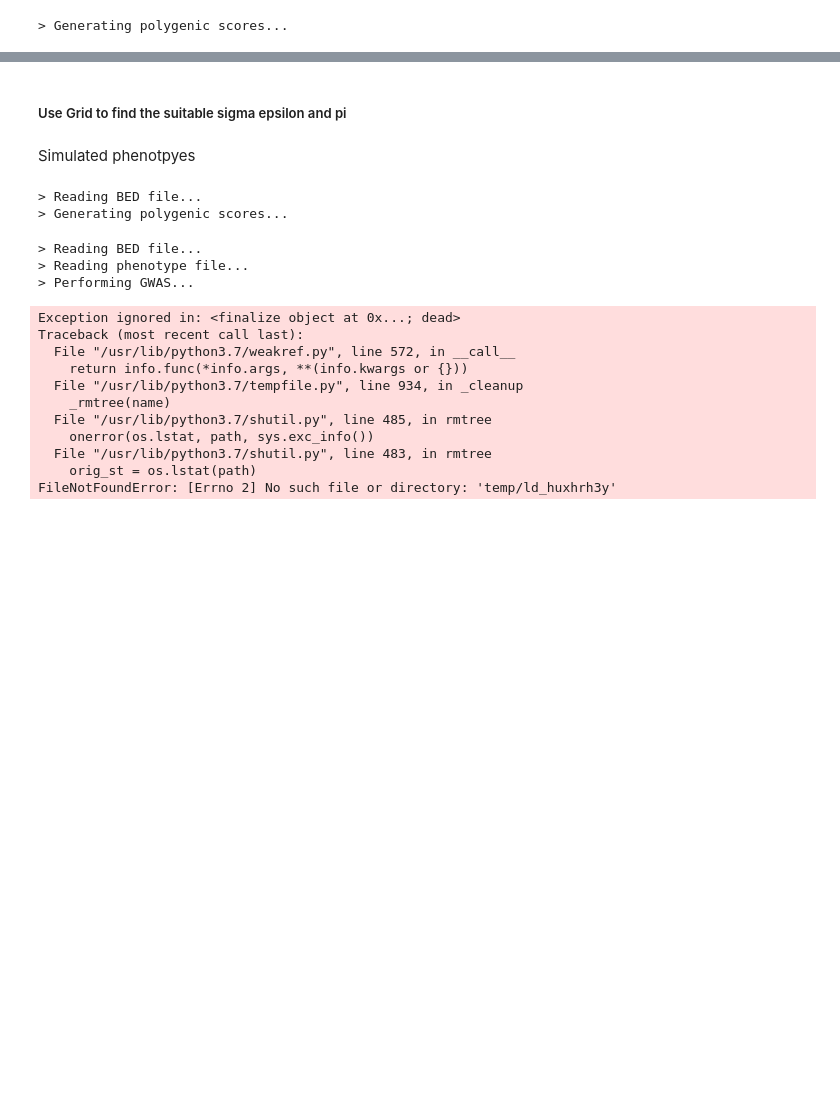
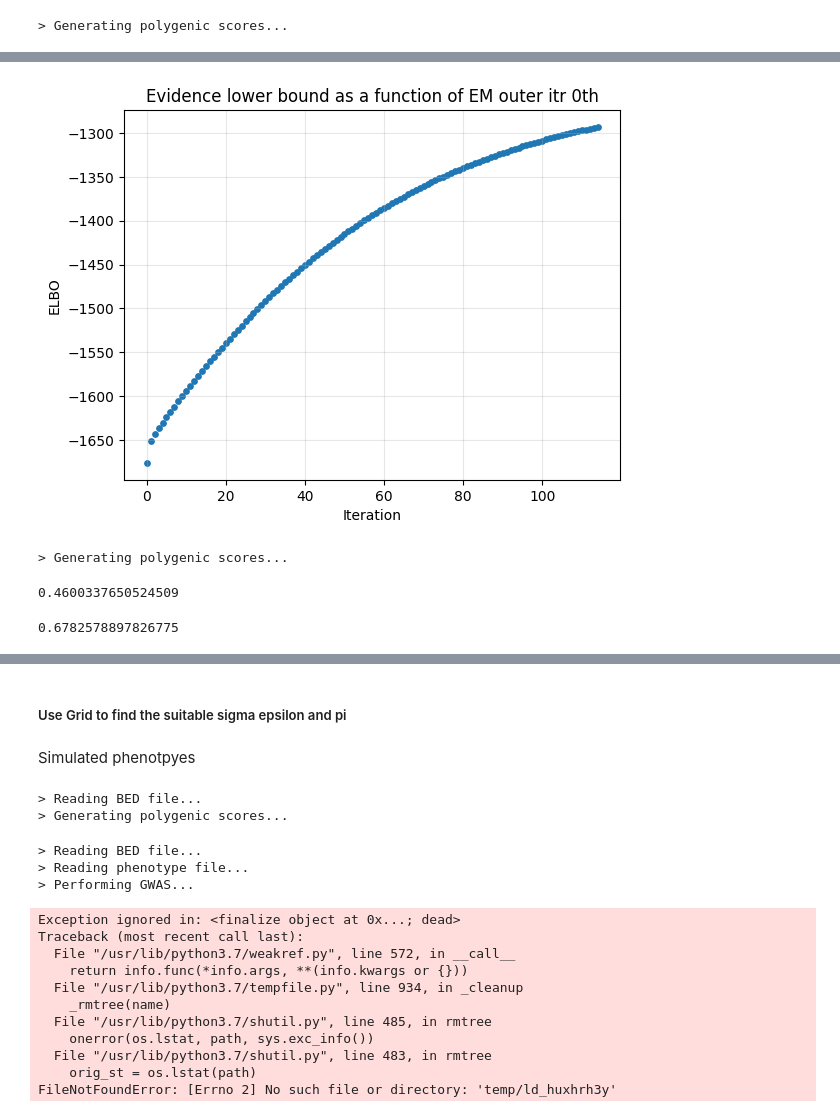
Before and after one commit to Yiqing-Zhu2000/RA_Project, a Jupyter notebook: Real_phe_expr.ipynb, the cells around one changed output, grey strips where cells are left out. Saved outputs shown, nothing was run; the diff lists cells and outputs as text; code cells hidden in the pictures; blank space fills up the shorter version.

```diff
--- a/Real_phe_expr.ipynb
+++ b/Real_phe_expr.ipynb
@@ -128,0 +150,16 @@ a
+# %%
+# real_phe for 2706 samples
+realA22_gdl = mgp.GWADataLoader(
+    bed_files = "CMAll_qced/chr22/ALL_CM_chr22",
+    phenotype_file="data/phenotype_data/DREAM_pheno_Full.csv",
+)
+#"Toy_example_expr/phenotype/shuffle500_phe.csv"
+
+realA22_gdl.perform_gwas()
+realA22_gdl.to_summary_statistics_table().to_csv(
+    "Real_phe_expr/real_chr22.sumstats", sep="\t", index=False
+)
+realA22_gdl.compute_ld(estimator='sample',
+                output_dir='Real_phe_expr/all_chr22_out/')
+
+realA22Train_gdl, realA22Val_gdl = realA22_gdl.split_by_samples(proportions=[.8, .2])
@@ -128,0 +188,3 @@ a
+# %%
+v = vp.VIPRS(realA22Train_gdl, fix_params={'pi': 0.999945, 'sigma_epsilon': 0.500000})
+v.fit()
@@ -128,0 +201,18 @@ a
+# %%
+ELBO_plot(v.history['ELBO'], "Real_phe_expr/ELBO_plots/real_ALL_chr22.png",itr=0)
+# %% [output]
+[figure, added]
+# %%
+pred = v.predict(realA22Val_gdl)
+# %% [output]
+> Generating polygenic scores...
+# %%
+print(r2(pred, realA22Val_gdl.sample_table.phenotype))
+# realA22Train_gdl, realA22Val_gdl
+
+# Pearson Correlation
+corr_train, p_value_train = pearsonr(pred, realA22Val_gdl.sample_table.phenotype)
+corr_train
+# %% [output]
+0.4600337650524509
+0.6782578897826775
```
Also changed, not shown: parts of 25 cells of this notebook, 1 other file.
